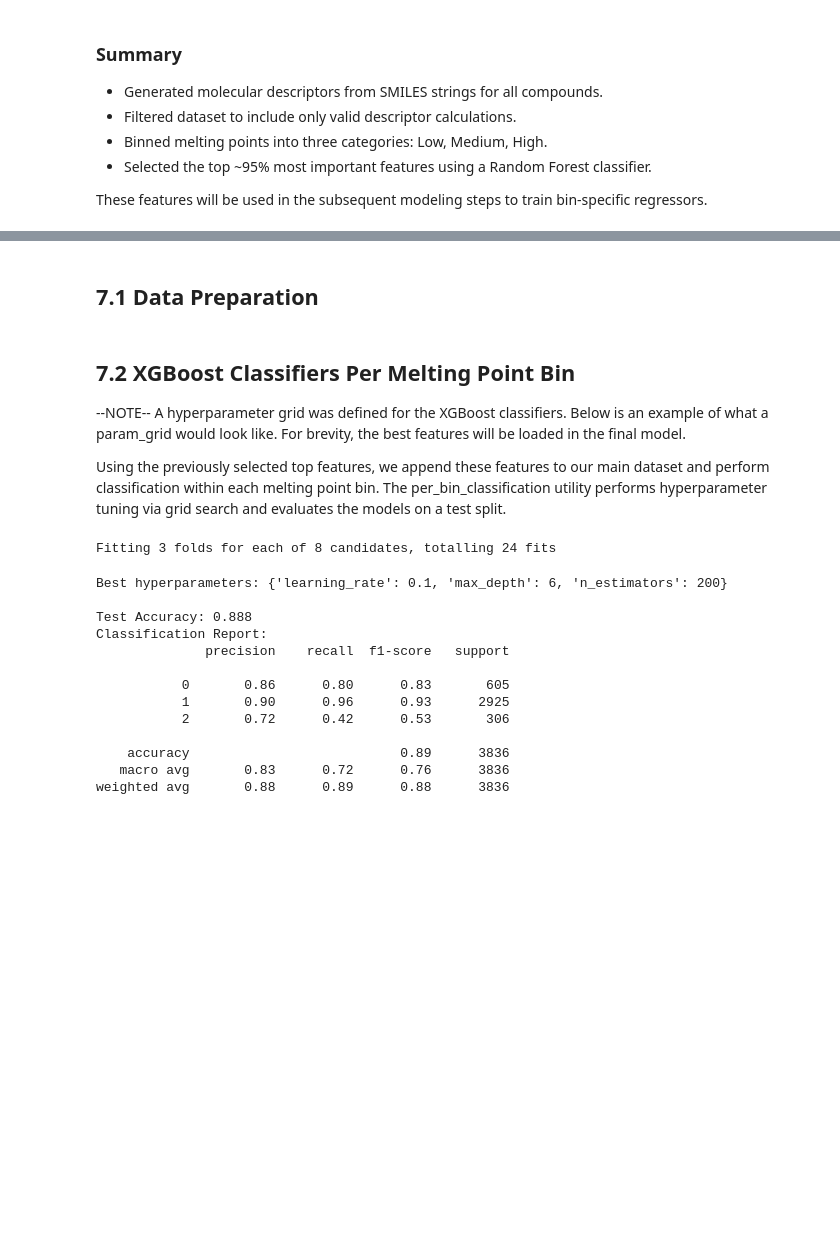
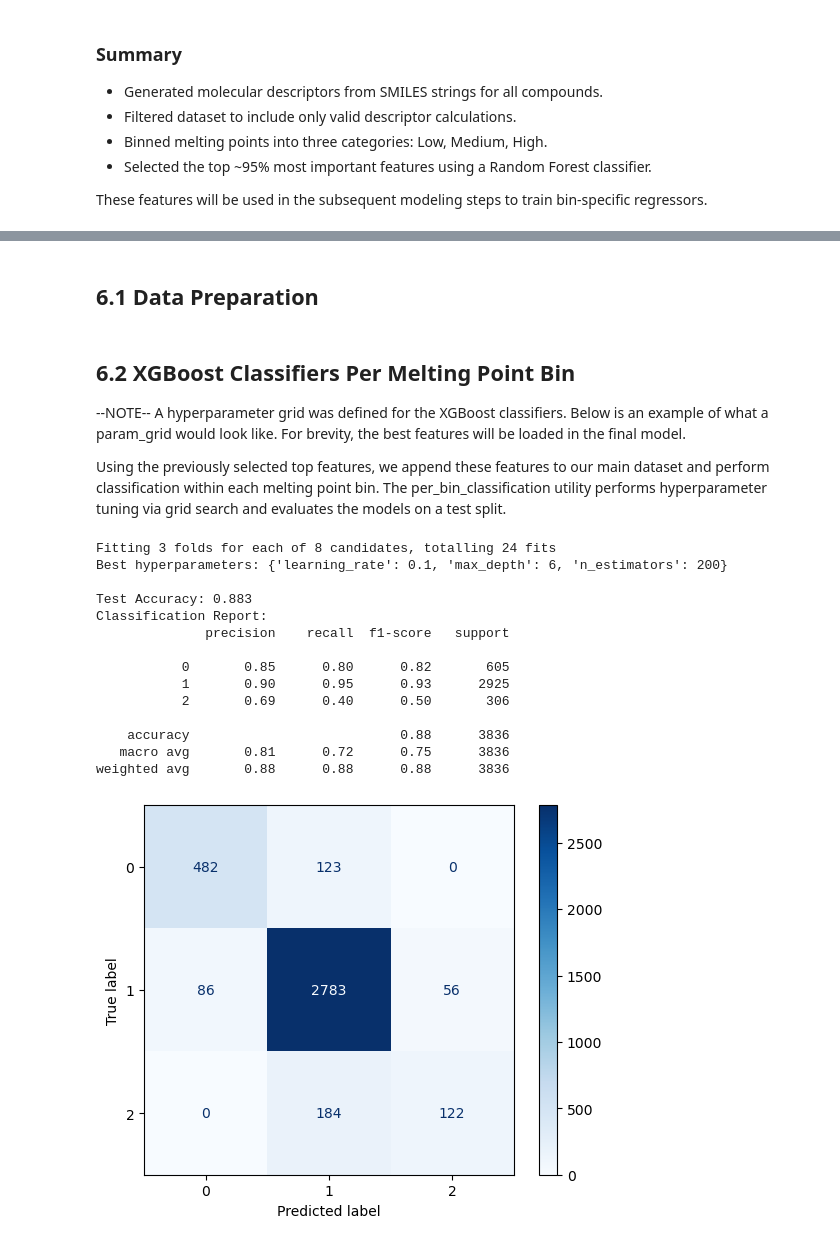
Before and after one commit to Skylerturner/kaggle_melting_point_ensemble, a Jupyter notebook: large_data_notebook.ipynb, the cells around one changed output, grey strips where cells are left out. Drawn from its saved outputs; the diff is of its cells as text; code cells hidden in the pictures; blank space fills up the shorter version.

Commit message:
Finished the classifiers and started on regressors

```diff
--- a/large_data_notebook.ipynb
+++ b/large_data_notebook.ipynb
@@ -181,7 +222,7 @@ import numpy as np
 import pandas as pd
 import matplotlib.pyplot as plt
 # %% [markdown]
-## 7.1 Data Preparation
+## 6.1 Data Preparation
 # %%
 target_col = 'Tm_bin'
 
@@ -191,7 +232,7 @@ train_dataset = MolDataset(X_train, y_train)
 val_dataset = MolDataset(X_val, y_val)
 test_dataset = MolDataset(X_test, y_test)
 # %% [markdown]
-## 7.2 XGBoost Classifiers Per Melting Point Bin
+## 6.2 XGBoost Classifiers Per Melting Point Bin
 
 --NOTE--
 A hyperparameter grid was defined for the XGBoost classifiers. Below is an example of what a param_grid would look like. For brevity, the best features will be loaded in the final model.
@@ -201,24 +242,29 @@ Using the previously selected top features, we append these features to our main
 # %%
 param_grid = {
     'max_depth': [3, 6],
     'n_estimators': [100, 200],
     'learning_rate': [0.01, 0.1]
 }
 
-results = train_multiclass_classifier(df, features=top_features, target_col='Tm_bin', param_grid=param_grid)
+xgb_model = train_multiclass_classifier(
+    X_train, X_val, X_test,
+    y_train, y_val, y_test,
+    param_grid=param_grid
+)
 # %% [output]
 Fitting 3 folds for each of 8 candidates, totalling 24 fits
+Best hyperparameters: {'learning_rate': 0.1, 'max_depth': 6, 'n_estimators': 200}
+
+Test Accuracy: 0.883
+Classification Report:
+              precision    recall  f1-score   support
+
+           0       0.85      0.80      0.82       605
+           1       0.90      0.95      0.93      2925
+           2       0.69      0.40      0.50       306
+
+    accuracy                           0.88      3836
+   macro avg       0.81      0.72      0.75      3836
+weighted avg       0.88      0.88      0.88      3836
-Best hyperparameters: {'learning_rate': 0.1, 'max_depth': 6, 'n_estimators': 200}
-
-Test Accuracy: 0.888
-Classification Report:
-              precision    recall  f1-score   support
-
-           0       0.86      0.80      0.83       605
-           1       0.90      0.96      0.93      2925
-           2       0.72      0.42      0.53       306
-
-    accuracy                           0.89      3836
-   macro avg       0.83      0.72      0.76      3836
-weighted avg       0.88      0.89      0.88      3836
+[figure, added]
 # %% [markdown]
```
Also changed, not shown: parts of 14 cells of this notebook, 2 other files.
